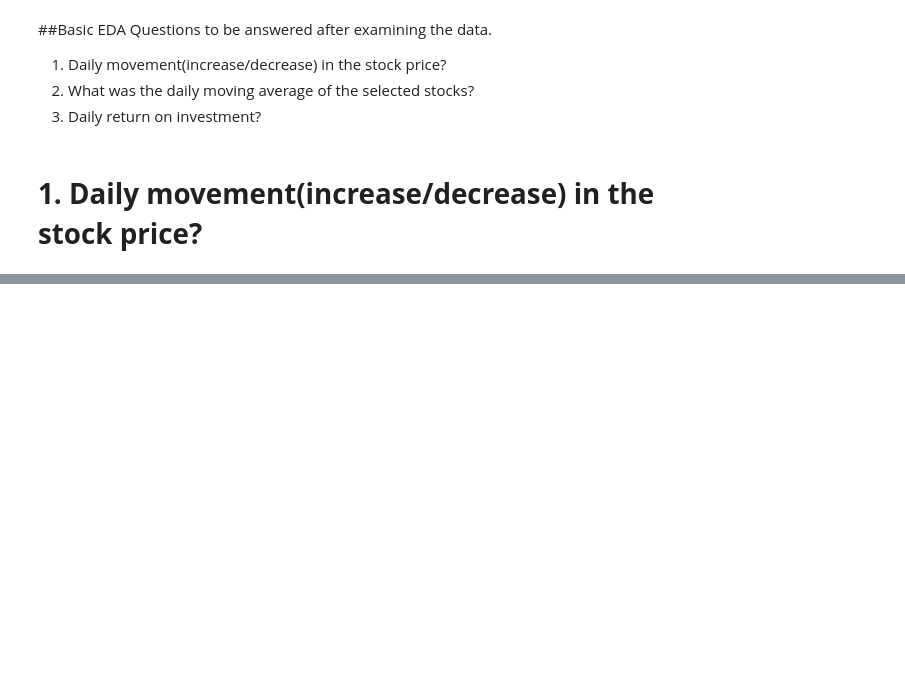
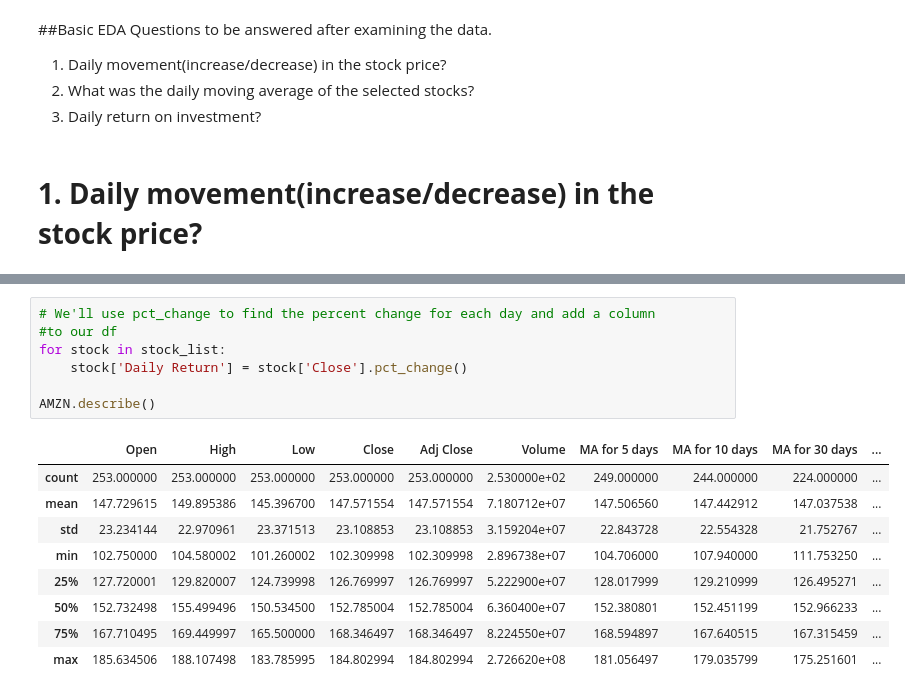
Before and after one commit to aksharpande/5278---Final-Project, a Jupyter notebook: stock_analysis.ipynb, the cells around one changed output, grey strips where cells are left out. Drawn from its saved outputs; the diff is of its cells as text; blank space fills up the shorter version.

```diff
--- a/stock_analysis.ipynb
+++ b/stock_analysis.ipynb
@@ -54,0 +148,17 @@ Requirement already satisfied: idna<4,>=2.5 in /usr/local/lib/python3.7/dist-pac
+# %%
+# We'll use pct_change to find the percent change for each day and add a column
+#to our df
+for stock in stock_list:
+    stock['Daily Return'] = stock['Close'].pct_change()
+
+AMZN.describe()
+# %% [output]
+|  | Open | High | Low | Close | Adj Close | Volume | MA for 5 days | MA for 10 days | MA for 30 days | ... |
+| count | 253.000000 | 253.000000 | 253.000000 | 253.000000 | 253.000000 | 2.530000e+02 | 249.000000 | 244.000000 | 224.000000 | ... |
+| mean | 147.729615 | 149.895386 | 145.396700 | 147.571554 | 147.571554 | 7.180712e+07 | 147.506560 | 147.442912 | 147.037538 | ... |
+| std | 23.234144 | 22.970961 | 23.371513 | 23.108853 | 23.108853 | 3.159204e+07 | 22.843728 | 22.554328 | 21.752767 | ... |
+| min | 102.750000 | 104.580002 | 101.260002 | 102.309998 | 102.309998 | 2.896738e+07 | 104.706000 | 107.940000 | 111.753250 | ... |
+| 25% | 127.720001 | 129.820007 | 124.739998 | 126.769997 | 126.769997 | 5.222900e+07 | 128.017999 | 129.210999 | 126.495271 | ... |
+| 50% | 152.732498 | 155.499496 | 150.534500 | 152.785004 | 152.785004 | 6.360400e+07 | 152.380801 | 152.451199 | 152.966233 | ... |
+| 75% | 167.710495 | 169.449997 | 165.500000 | 168.346497 | 168.346497 | 8.224550e+07 | 168.594897 | 167.640515 | 167.315459 | ... |
+| max | 185.634506 | 188.107498 | 183.785995 | 184.802994 | 184.802994 | 2.726620e+08 | 181.056497 | 179.035799 | 175.251601 | ... |
```
Also changed, not shown: parts of 7 cells of this notebook.
